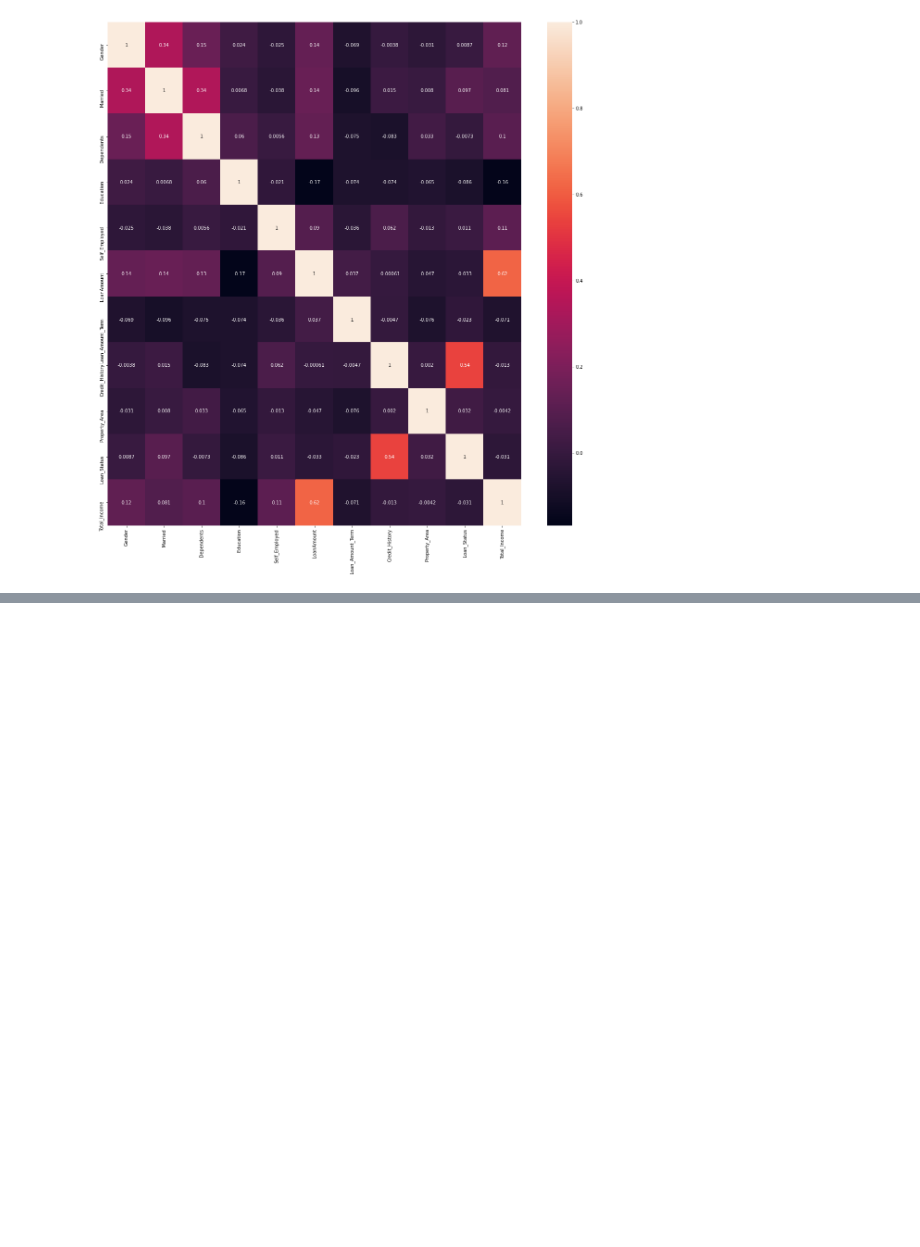
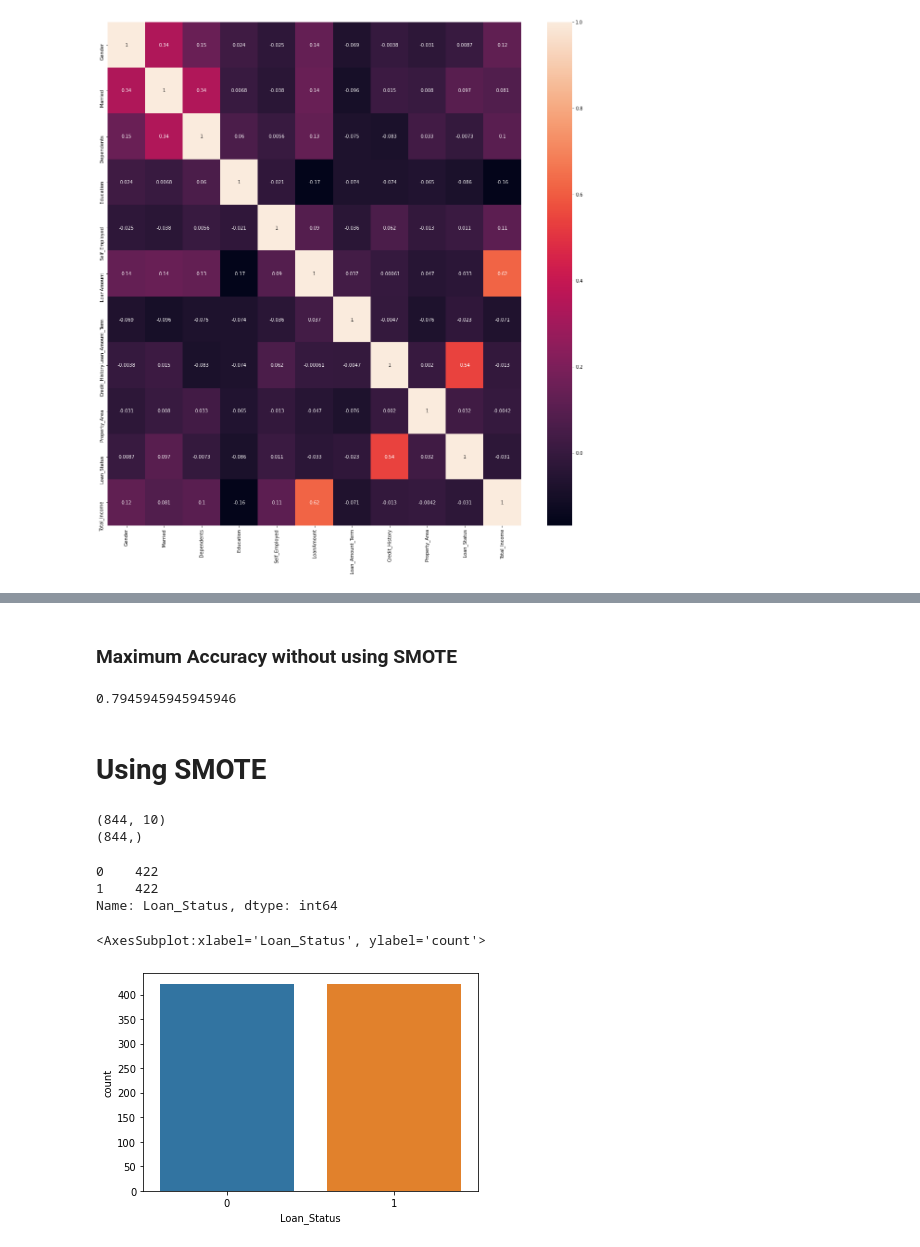
Before and after one commit to ashu741/HomeLoanPrediction, a Jupyter notebook: HomeLoanPrediction.ipynb, the cells around one changed output, grey strips where cells are left out. Cells and saved outputs as stored; diff of their text form; code cells hidden in the pictures; blank space fills up the shorter version.

```diff
--- a/HomeLoanPrediction.ipynb
+++ b/HomeLoanPrediction.ipynb
@@ -616,0 +461,27 @@ Text(0.5, 1.0, 'Comparision of Models based on  their ACCURACY while using SMOTE
+# %% [markdown]
+### Maximum Accuracy without using SMOTE
+# %%
+print(max(accuracy_ada,accuracy_rf,accuracy_lr,accuracy_dsc,accuracy_knn,accuracy_svm))
+# %% [output]
+0.7945945945945946
+# %% [markdown]
+# Using SMOTE
+# %%
+smote=SMOTE()
+balanced_x,balanced_y=smote.fit_resample(train_data,y)
+print(balanced_x.shape)
+print(balanced_y.shape)
+# %% [output]
+(844, 10)
+(844,)
+# %%
+balanced_y.value_counts()
+# %% [output]
+0    422
+1    422
+Name: Loan_Status, dtype: int64
+# %%
+sns.countplot(balanced_y)
+# %% [output]
+<AxesSubplot:xlabel='Loan_Status', ylabel='count'>
+[figure, added]
```
Also changed, not shown: parts of 87 cells of this notebook.
